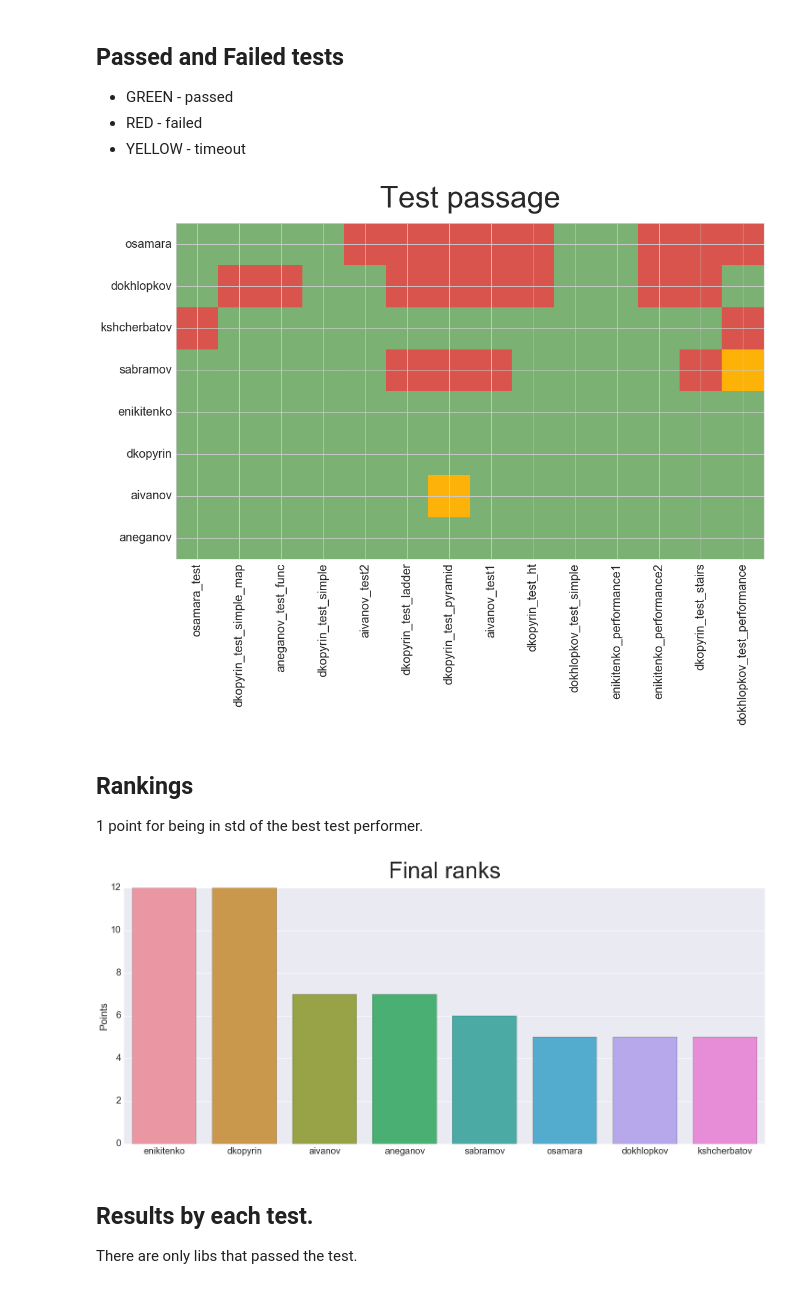
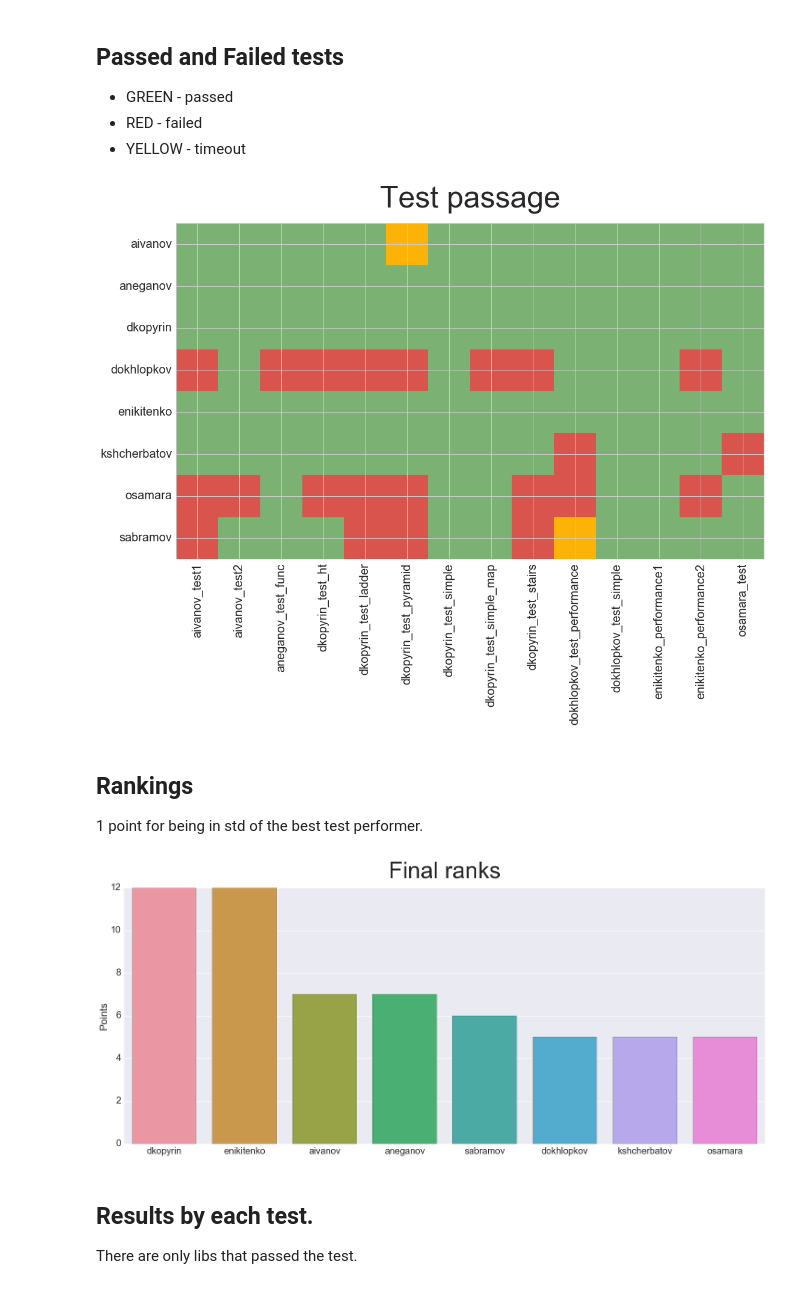
Before and after one commit to annamel/acroparallels2016, a Jupyter notebook: tester/test_results.ipynb, the cells around one changed output. Drawn from its saved outputs; the diff is of its cells as text; code cells hidden in the pictures.

Commit message:
sort the values in plots
for better information findings

```diff
--- a/tester/test_results.ipynb
+++ b/tester/test_results.ipynb
@@ -35,8 +35,9 @@ values = [i for i in range(times)]
 data["mean"] = data[values].mean(axis=1)
 data["std"]  = data[values].std(axis=1)
 data["testid"] = data["test"] + "_" + data["test_name"]
-tests = set(data['testid'].tolist())
-libs = set(data['lib'].tolist())
+data = data.reindex_axis(sorted(data.columns), axis=1)
+tests = sorted(list(set(data['testid'].tolist())))
+libs = sorted(list(set(data['lib'].tolist())))
 # %%
 # data
 # %% [markdown]
@@ -45,29 +46,29 @@ libs = set(data['lib'].tolist())
 * RED - failed
 * YELLOW - timeout
 # %%
-passedf = pd.DataFrame(index=libs, columns=tests).fillna(4.75)
+passedf = pd.DataFrame(index=libs, columns=tests).fillna(2)
 
 dataslice = data[['lib', 'testid', 'mean']]
 for index, row in dataslice.iterrows():
     if row["mean"] == -1:
-        passedf.set_value(row['lib'], row['testid'], 0.9)
+        passedf.set_value(row['lib'], row['testid'], 0)
     else:
-        passedf.set_value(row['lib'], row['testid'], 2.2)
+        passedf.set_value(row['lib'], row['testid'], 1)
 # %%
-cmap1 = matplotlib.colors.ListedColormap(sns.xkcd_palette([ "amber", "faded green", "pale red"]))
+cmap1 = matplotlib.colors.ListedColormap(sns.xkcd_palette(["amber", "faded green", "pale red"]))
 
 sns.set(font_scale=2)
 sns.set_style("whitegrid")
 row_labels = libs
 col_labels = tests
 plt.figure(figsize=(20,10))
 plt.title("Test passage", fontsize=50,  y=1.04)
-plt.imshow(passedf, interpolation='none', vmin=0, vmax=5, cmap=cmap1)
+plt.imshow(passedf, interpolation='none', vmin=0, vmax=3, cmap=cmap1)
 plt.xticks(range(len(tests)), col_labels, rotation=90)
 plt.yticks(range(len(libs)), row_labels)
 plt.show()
 # %% [output]
-[figure, old version]
+[figure, new version]
 # %%
 ## Code to shift "Test passage" plot to left
 from IPython.display import HTML
@@ -105,7 +106,7 @@ sns.barplot(y=ranks["sum"], x=ranks.index)
 plt.ylabel('Points')
 plt.show()
 # %% [output]
-[figure, old version]
+[figure, new version]
 # %% [markdown]
 ## Results by each test.
 There are only libs that passed the test.
```
Also changed, not shown: parts of 3 cells of this notebook.
